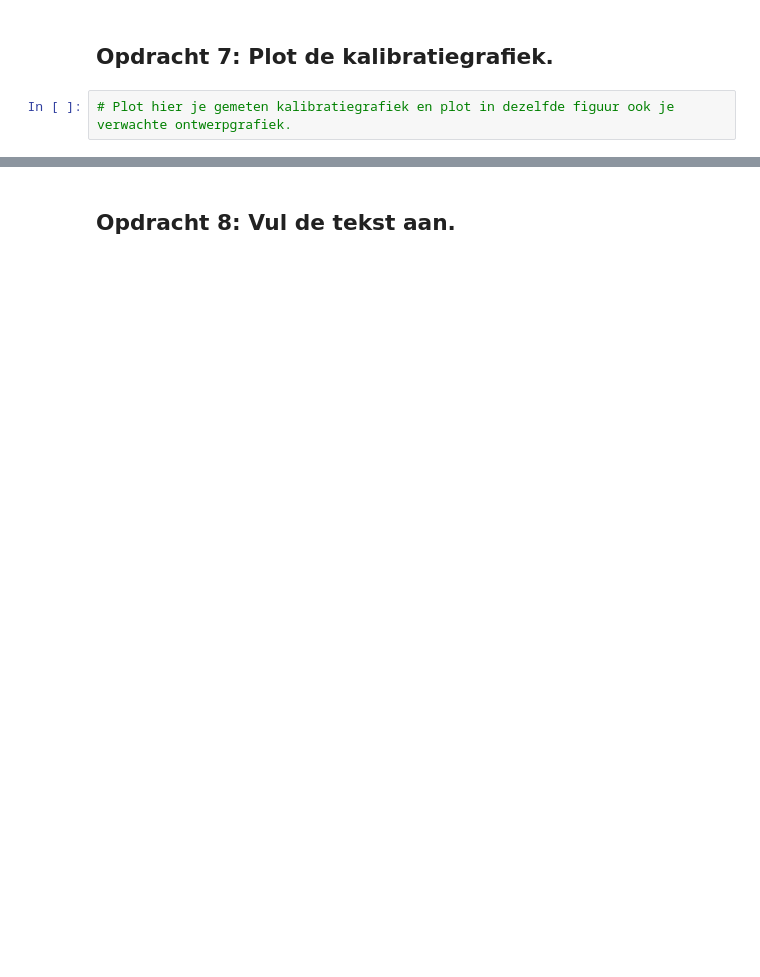
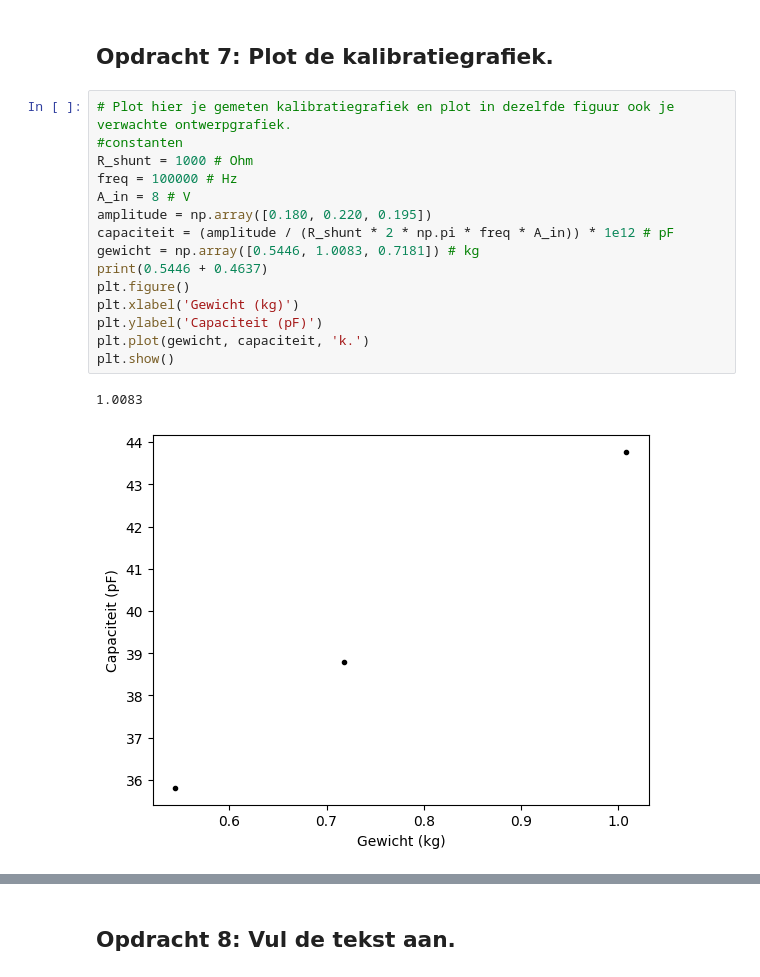
Before and after one commit to sralmulder-hash/opdrachten-DEF-D, a Jupyter notebook: FysiekeOntwerpopdrachten/2OntwerpEenSensorCondensator/DEFOntwerpopdracht2OntwerpEenSensorInvulTemplate.ipynb, the cells around one changed output, grey strips where cells are left out. Cells and saved outputs as stored; diff of their text form; blank space fills up the shorter version.

```diff
--- a/FysiekeOntwerpopdrachten/2OntwerpEenSensorCondensator/DEFOntwerpopdracht2OntwerpEenSensorInvulTemplate.ipynb
+++ b/FysiekeOntwerpopdrachten/2OntwerpEenSensorCondensator/DEFOntwerpopdracht2OntwerpEenSensorInvulTemplate.ipynb
@@ -101,5 +141,21 @@ Pas deze tekst aan: Wij gaan een sensor maken die X meet.
 ![meting 2](tudelftLogo.png)
 # %% [markdown]
 ## Opdracht 7: Plot de kalibratiegrafiek.
-# %%
-# Plot hier je gemeten kalibratiegrafiek en plot in dezelfde figuur ook je verwachte ontwerpgrafiek.
+# %%
+# Plot hier je gemeten kalibratiegrafiek en plot in dezelfde figuur ook je verwachte ontwerpgrafiek.
+#constanten
+R_shunt = 1000 # Ohm
+freq = 100000 # Hz
+A_in = 8 # V
+amplitude = np.array([0.180, 0.220, 0.195])
+capaciteit = (amplitude / (R_shunt * 2 * np.pi * freq * A_in)) * 1e12 # pF
+gewicht = np.array([0.5446, 1.0083, 0.7181]) # kg
+print(0.5446 + 0.4637)
+plt.figure()
+plt.xlabel('Gewicht (kg)')
+plt.ylabel('Capaciteit (pF)')
+plt.plot(gewicht, capaciteit, 'k.')
+plt.show()
+# %% [output]
+1.0083
+[figure, added]
```
Also changed, not shown: parts of 19 cells of this notebook, 4 other files.
